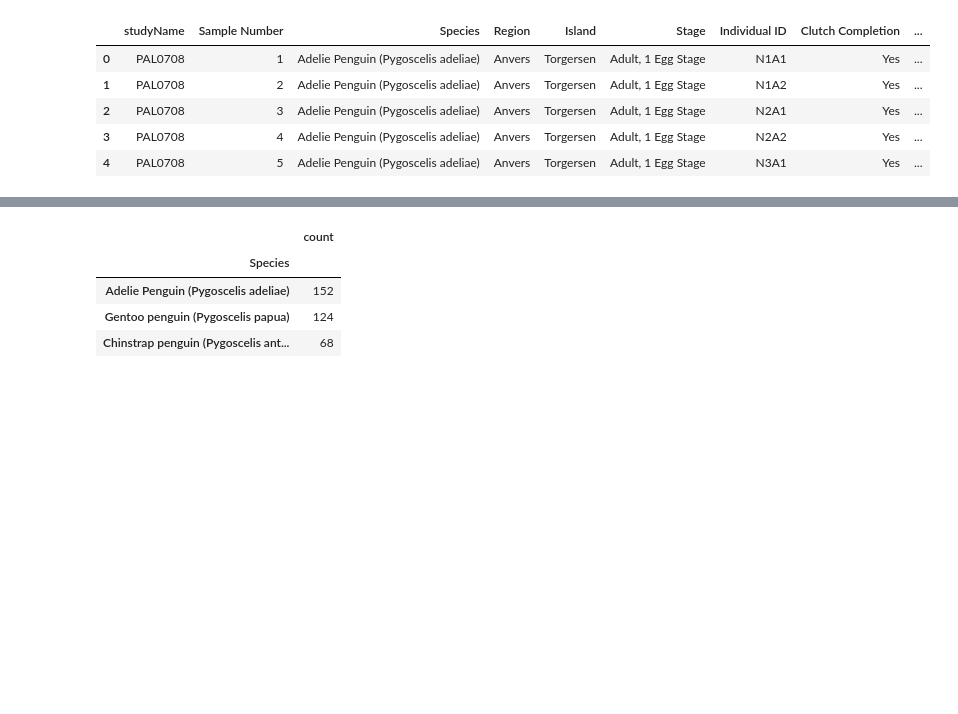
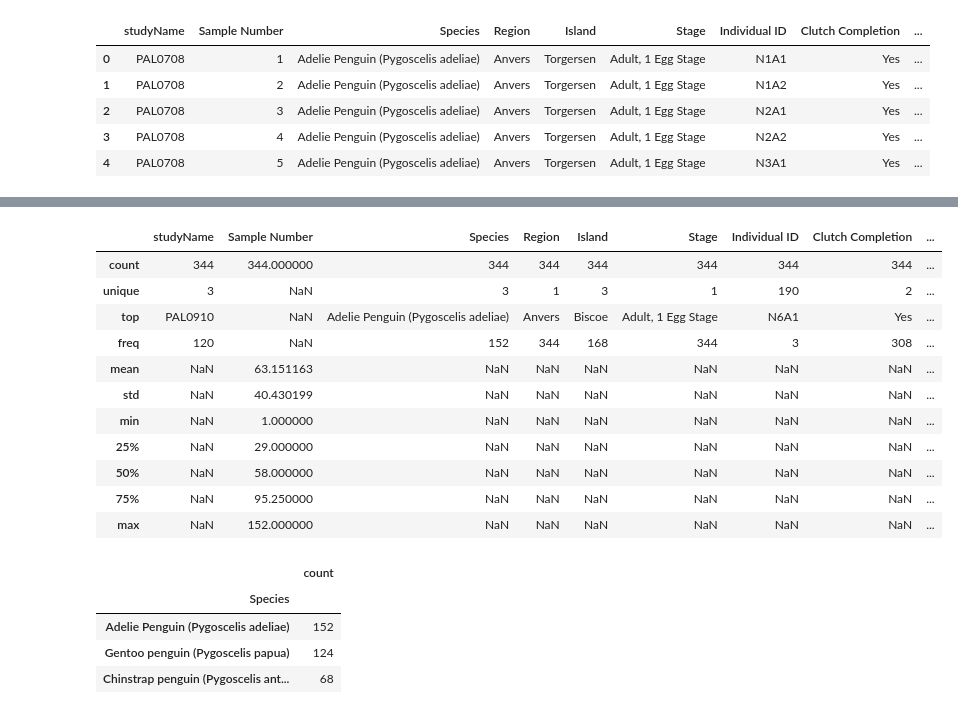
Before and after one commit to Rogerio-mack/AD_2026S2, a Jupyter notebook: Aula_02_Cars93_exploracao_inicial_solucao.ipynb, the cells around one changed output, grey strips where cells are left out. Drawn from its saved outputs; the diff is of its cells as text; code cells hidden in the pictures; blank space fills up the shorter version.

```diff
--- a/Aula_02_Cars93_exploracao_inicial_solucao.ipynb
+++ b/Aula_02_Cars93_exploracao_inicial_solucao.ipynb
@@ -256,3 +280,18 @@ df.head()
+# %%
+df.describe(include='all')
+# %% [output]
+|  | studyName | Sample Number | Species | Region | Island | Stage | Individual ID | Clutch Completion | ... |
+| count | 344 | 344.000000 | 344 | 344 | 344 | 344 | 344 | 344 | ... |
+| unique | 3 | NaN | 3 | 1 | 3 | 1 | 190 | 2 | ... |
+| top | PAL0910 | NaN | Adelie Penguin (Pygoscelis adeliae) | Anvers | Biscoe | Adult, 1 Egg Stage | N6A1 | Yes | ... |
+| freq | 120 | NaN | 152 | 344 | 168 | 344 | 3 | 308 | ... |
+| mean | NaN | 63.151163 | NaN | NaN | NaN | NaN | NaN | NaN | ... |
+| std | NaN | 40.430199 | NaN | NaN | NaN | NaN | NaN | NaN | ... |
+| min | NaN | 1.000000 | NaN | NaN | NaN | NaN | NaN | NaN | ... |
+| 25% | NaN | 29.000000 | NaN | NaN | NaN | NaN | NaN | NaN | ... |
+| 50% | NaN | 58.000000 | NaN | NaN | NaN | NaN | NaN | NaN | ... |
+| 75% | NaN | 95.250000 | NaN | NaN | NaN | NaN | NaN | NaN | ... |
+| max | NaN | 152.000000 | NaN | NaN | NaN | NaN | NaN | NaN | ... |
 # %%
 df.Species.value_counts()
 # %% [output]
```
Also changed, not shown: parts of 3 cells of this notebook.
